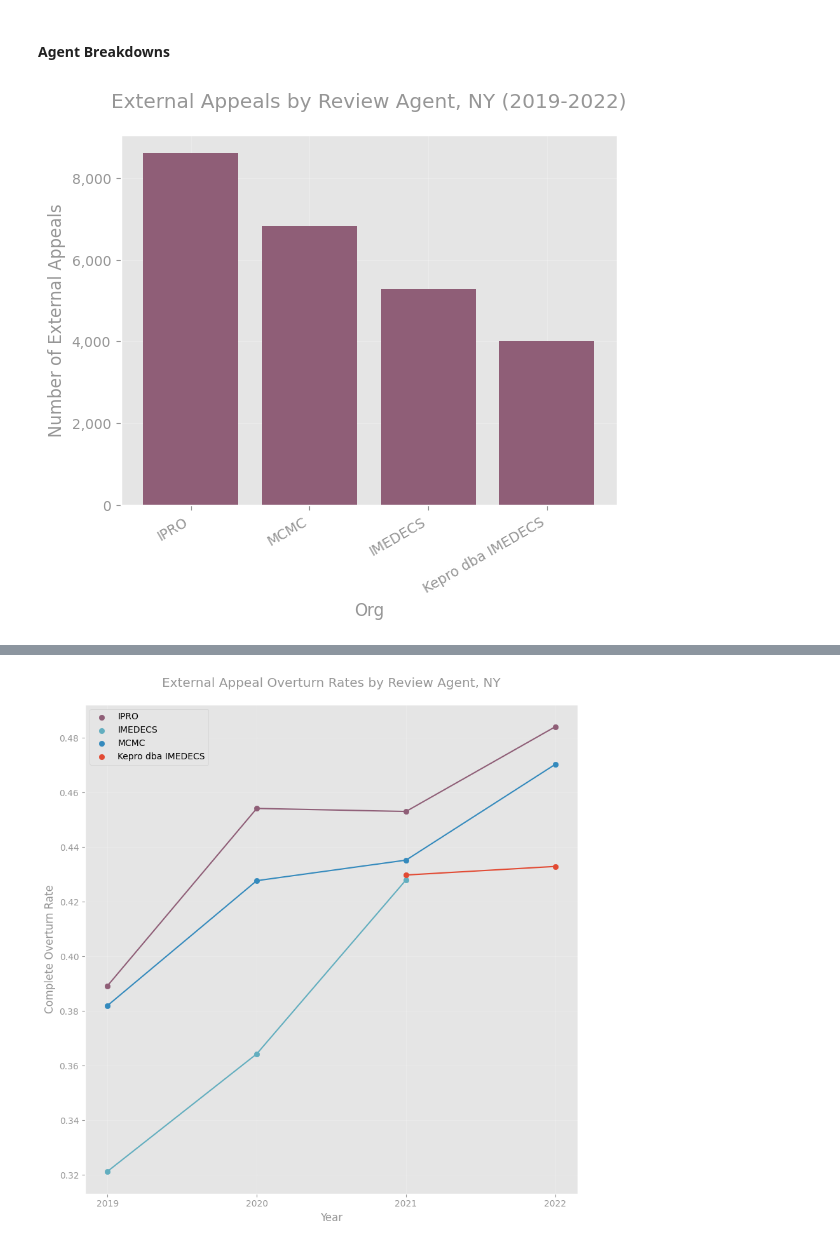
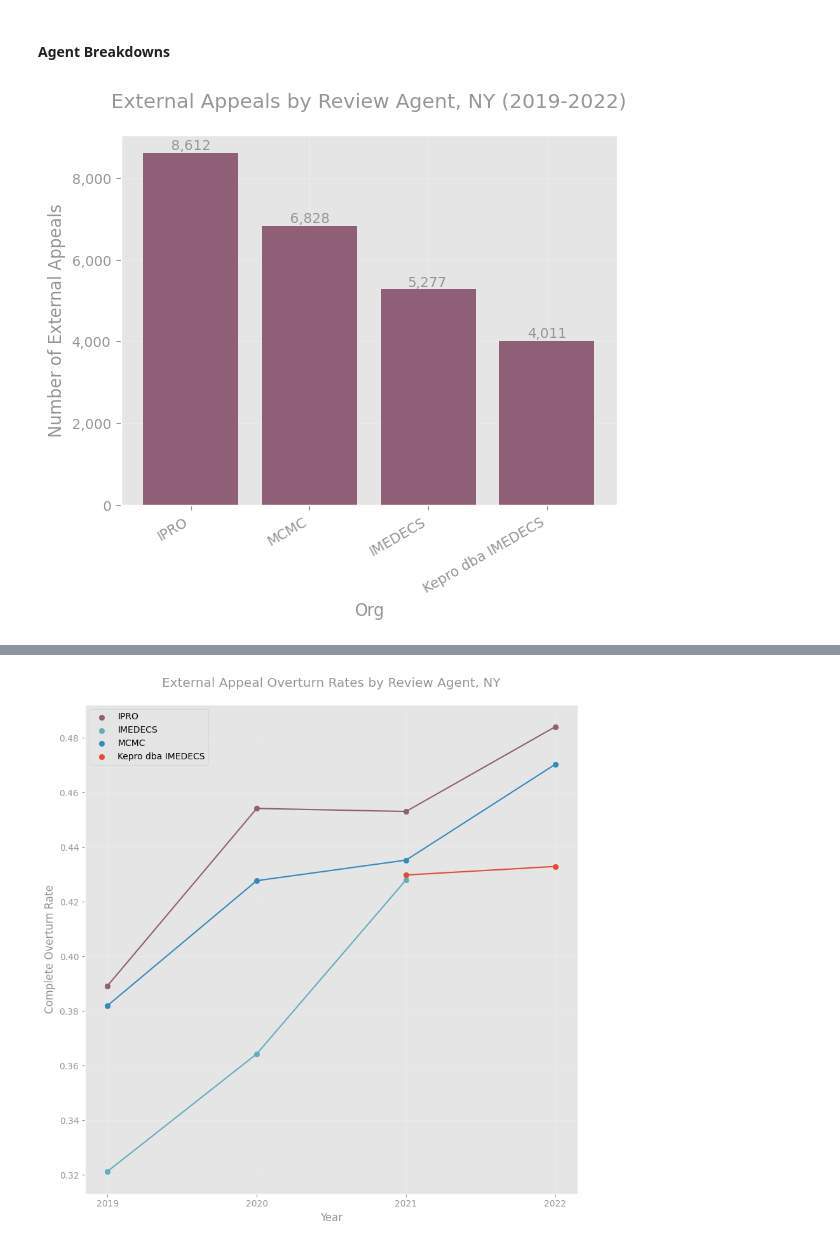
Before and after one commit to TPAFS/investigations, a Jupyter notebook: investigations/claims_denials/nys_external_appeals.ipynb, the cells around one changed output, grey strips where cells are left out. Drawn from its saved outputs; the diff is of its cells as text; code cells hidden in the pictures.

Commit message:
Add bar labels

```diff
--- a/investigations/claims_denials/nys_external_appeals.ipynb
+++ b/investigations/claims_denials/nys_external_appeals.ipynb
@@ -290,20 +290,21 @@ in categories other than medical necessity, leading to a higher than otherwise e
 # %%
 # Agent breakdowns
 title = "External Appeals by Review Agent, NY (2019-2022)"
 val_axis_label = "Number of External Appeals"
 cat_axis_label = "Org"
 agent_val_counts = df["Agent"].value_counts()
 bar_names, bar_vals = list(agent_val_counts.index), agent_val_counts.values
 plot_bar(
     bar_names,
     bar_vals,
     title=title,
     val_axis_label=val_axis_label,
     cat_axis_label=cat_axis_label,
     save_path=os.path.join(OUTPUT_IMAGE_DIR, "external_appeals_by_agent.png"),
+    bar_label=True,
 )
 # %% [output]
-[figure, old version]
+[figure, new version]
 # %%
 # Agent breakdowns by year
 for year in df["Decision Year"].unique():
```
Also changed, not shown: parts of 1 cell of this notebook.
